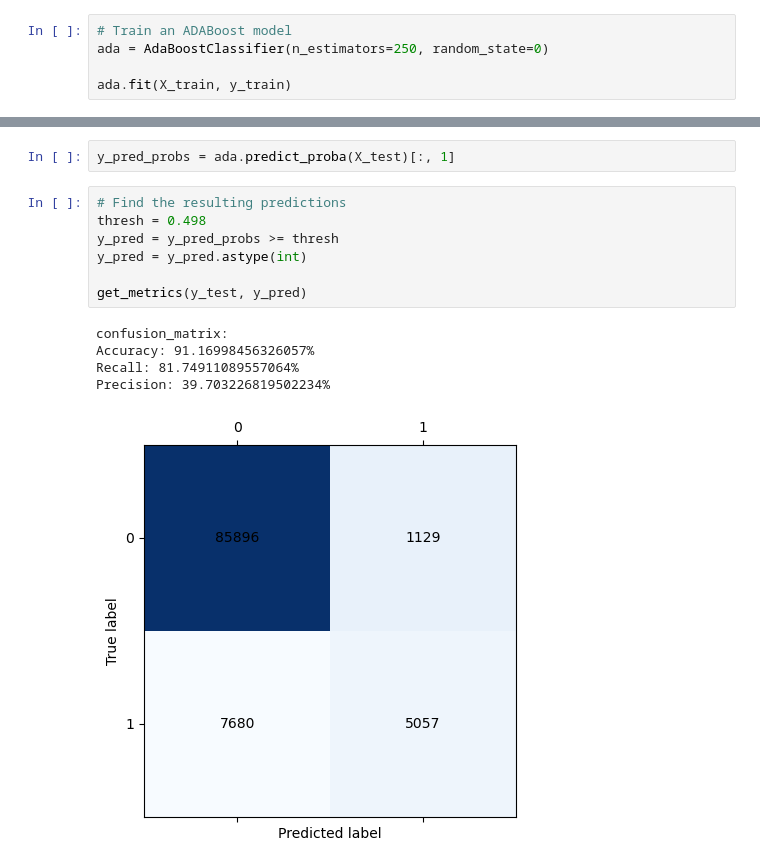
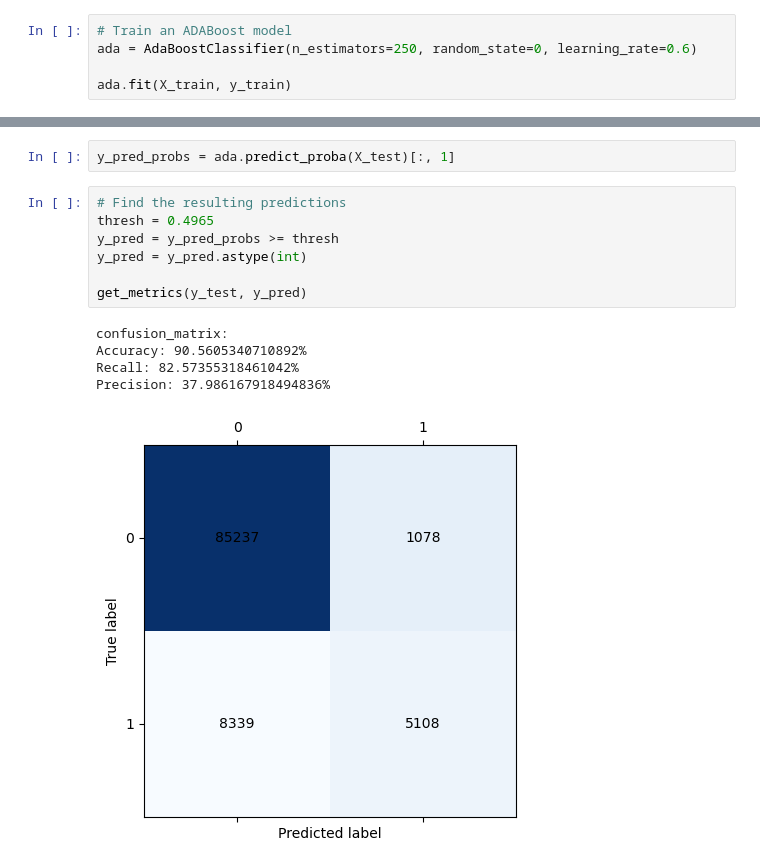
Before and after one commit to jprette/STAT-303-3, a Jupyter notebook: Code/AdaboostModel2.ipynb, the cells around one changed output, grey strips where cells are left out. Saved outputs shown, nothing was run; the diff lists cells and outputs as text.

```diff
--- a/Code/AdaboostModel2.ipynb
+++ b/Code/AdaboostModel2.ipynb
@@ -125,7 +125,7 @@ y_test.value_counts()
 Name: >50K, dtype: int64
 # %%
 # Train an ADABoost model
-ada = AdaBoostClassifier(n_estimators=250, random_state=0)
+ada = AdaBoostClassifier(n_estimators=250, random_state=0, learning_rate=0.6)
 
 ada.fit(X_train, y_train)
 # %% [output]
@@ -142,17 +142,17 @@ threshold
 y_pred_probs = ada.predict_proba(X_test)[:, 1]
 # %%
 # Find the resulting predictions
-thresh = 0.498
+thresh = 0.4965
 y_pred = y_pred_probs >= thresh
 y_pred = y_pred.astype(int)
 
 get_metrics(y_test, y_pred)
 # %% [output]
 confusion_matrix:
-Accuracy: 91.16998456326057%
-Recall: 81.74911089557064%
-Precision: 39.703226819502234%
+Accuracy: 90.5605340710892%
+Recall: 82.57355318461042%
+Precision: 37.986167918494836%
-[figure, old version]
+[figure, new version]
 # %%
 importance_df = pd.DataFrame({'Feature': X_train.columns, 'Importance': ada.feature_importances_, 'error': ada.feature_names_in_})
 importance_df.sort_values('Importance', ascending=False, inplace=True)
```
Also changed, not shown: parts of 7 cells of this notebook, 2 other files.
